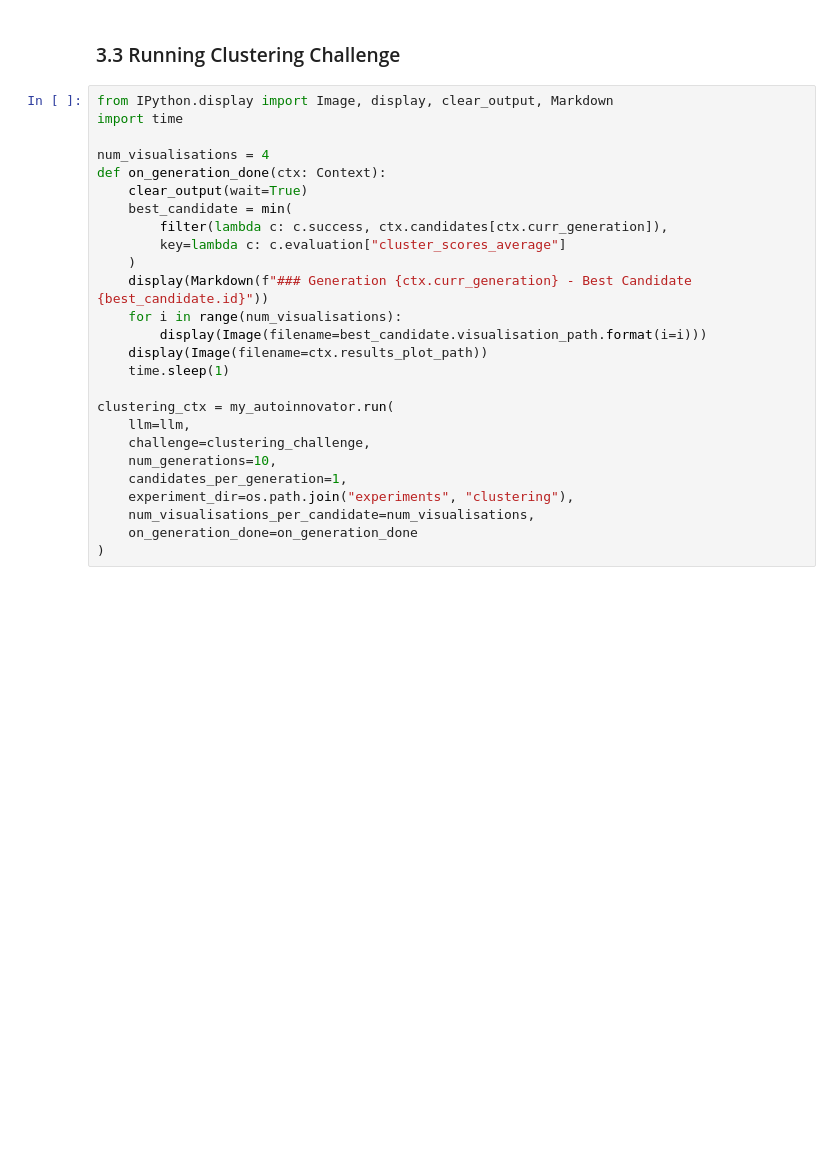
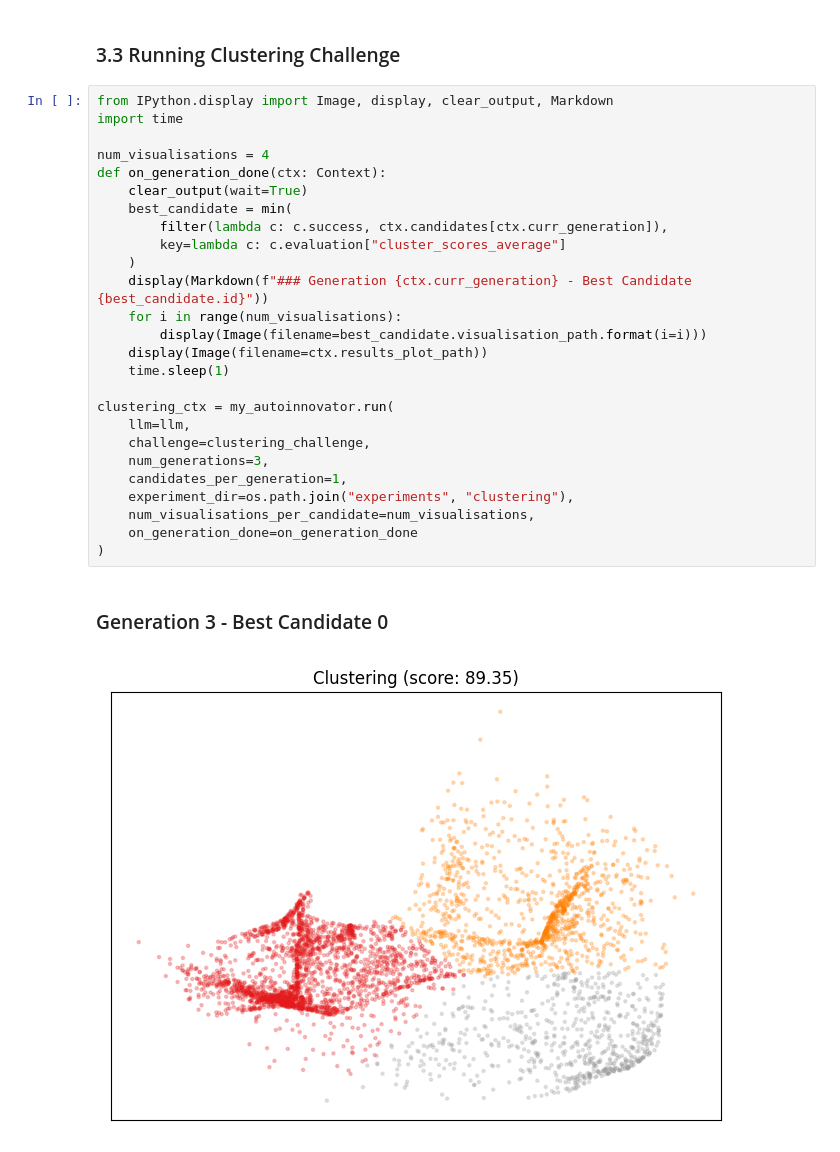
Before and after one commit to tig-foundation/automated-ai-innovator, a Jupyter notebook: quick_start.ipynb, the cells around one changed output. Drawn from its saved outputs; the diff is of its cells as text; blank space fills up the shorter version.

```diff
--- a/quick_start.ipynb
+++ b/quick_start.ipynb
@@ -157,26 +175,29 @@ binning_ctx = my_autoinnovator.run(
 # %%
 from IPython.display import Image, display, clear_output, Markdown
 import time
 
 num_visualisations = 4
 def on_generation_done(ctx: Context):
     clear_output(wait=True)
     best_candidate = min(
         filter(lambda c: c.success, ctx.candidates[ctx.curr_generation]),
         key=lambda c: c.evaluation["cluster_scores_average"]
     )
     display(Markdown(f"### Generation {ctx.curr_generation} - Best Candidate {best_candidate.id}"))
     for i in range(num_visualisations):
         display(Image(filename=best_candidate.visualisation_path.format(i=i)))
     display(Image(filename=ctx.results_plot_path))
     time.sleep(1)
 
 clustering_ctx = my_autoinnovator.run(
     llm=llm,
     challenge=clustering_challenge,
-    num_generations=10,
+    num_generations=3,
     candidates_per_generation=1,
     experiment_dir=os.path.join("experiments", "clustering"),
     num_visualisations_per_candidate=num_visualisations,
     on_generation_done=on_generation_done
 )
+# %% [output]
+### Generation 3 - Best Candidate 0
+[figure, added]
```
Also changed, not shown: parts of 4 cells of this notebook, 2 other files.
